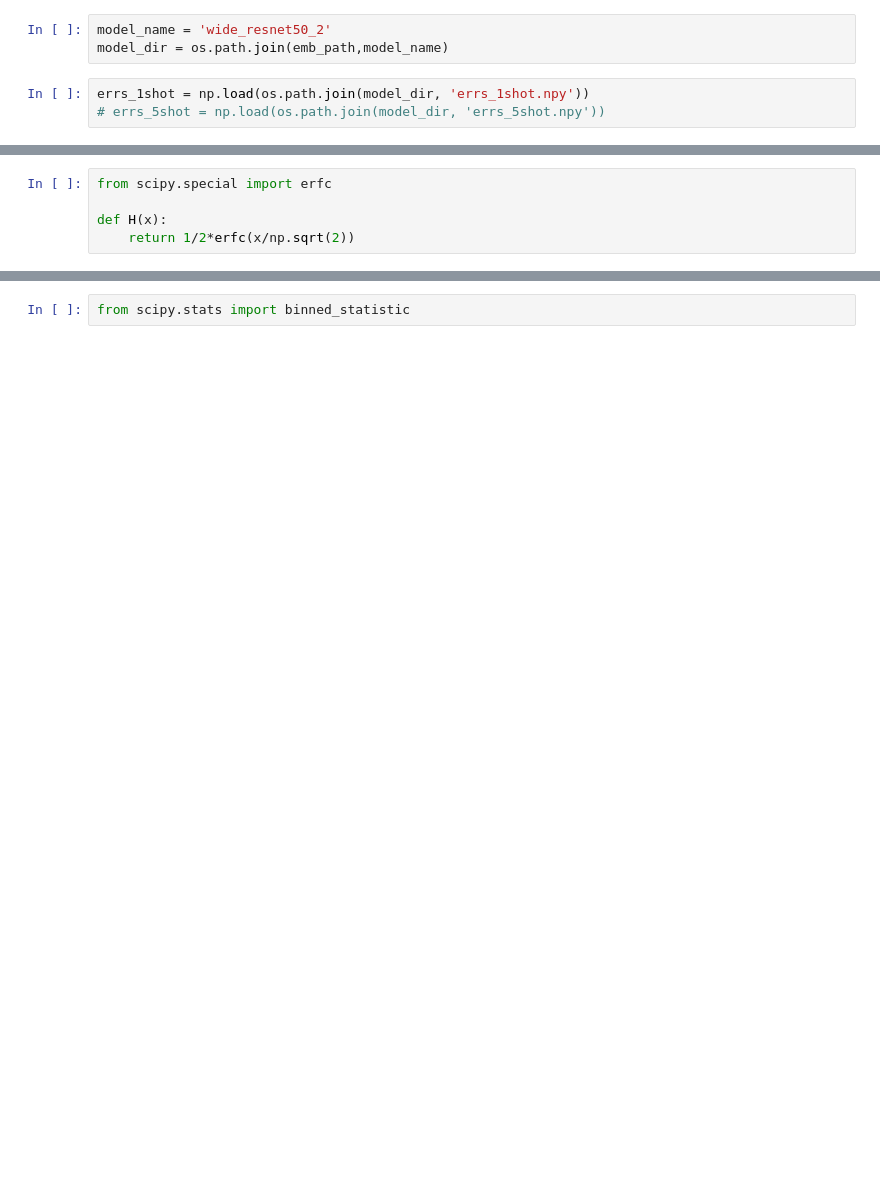
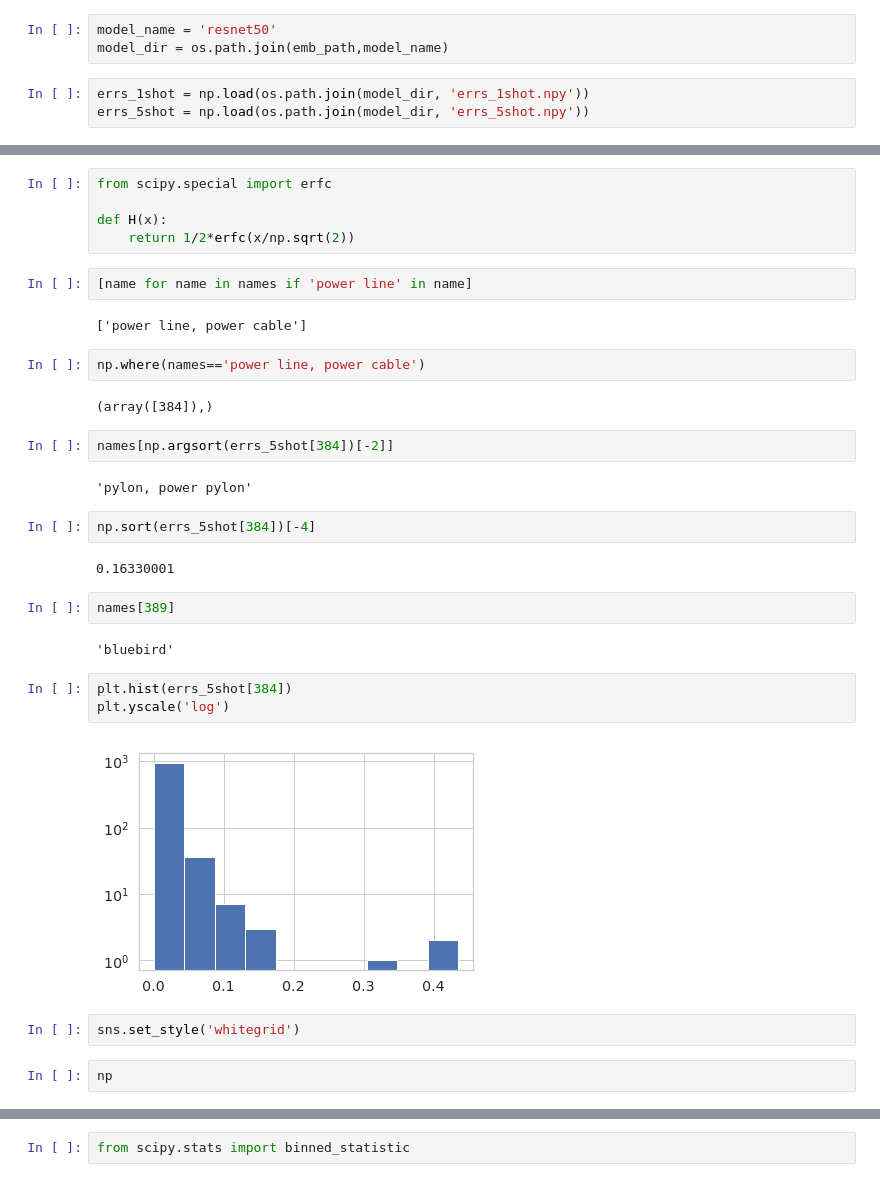
Before and after one commit to bsorsch/geometry-fewshot-learning, a Jupyter notebook: Embeddings.ipynb, the cells around one changed output, grey strips where cells are left out. Cells and saved outputs as stored; diff of their text form; blank space fills up the shorter version.

```diff
--- a/Embeddings.ipynb
+++ b/Embeddings.ipynb
@@ -494,11 +506,11 @@ labels_21k = np.array([class_from_wnid(wnid) for wnid in synset_list])
 # %% [markdown]
 # Theory
 # %%
-model_name = 'wide_resnet50_2'
+model_name = 'resnet50'
 model_dir = os.path.join(emb_path,model_name)
 # %%
 errs_1shot = np.load(os.path.join(model_dir, 'errs_1shot.npy'))
-# errs_5shot = np.load(os.path.join(model_dir, 'errs_5shot.npy'))
+errs_5shot = np.load(os.path.join(model_dir, 'errs_5shot.npy'))
 # %%
 centers = np.load(os.path.join(model_dir,'centers.npy'))
 Rs = np.load(os.path.join(model_dir,'Rs.npy'))
@@ -539,3 +568,32 @@ from scipy.special import erfc
 
 def H(x):
     return 1/2*erfc(x/np.sqrt(2))
+# %%
+[name for name in names if 'power line' in name]
+# %% [output]
+['power line, power cable']
+# %%
+np.where(names=='power line, power cable')
+# %% [output]
+(array([384]),)
+# %%
+names[np.argsort(errs_5shot[384])[-2]]
+# %% [output]
+'pylon, power pylon'
+# %%
+np.sort(errs_5shot[384])[-4]
+# %% [output]
+0.16330001
+# %%
+names[389]
+# %% [output]
+'bluebird'
+# %%
+plt.hist(errs_5shot[384])
+plt.yscale('log')
+# %% [output]
+[figure, added]
+# %%
+sns.set_style('whitegrid')
+# %%
+np
```
Also changed, not shown: parts of 27 cells of this notebook, 4 other files.
